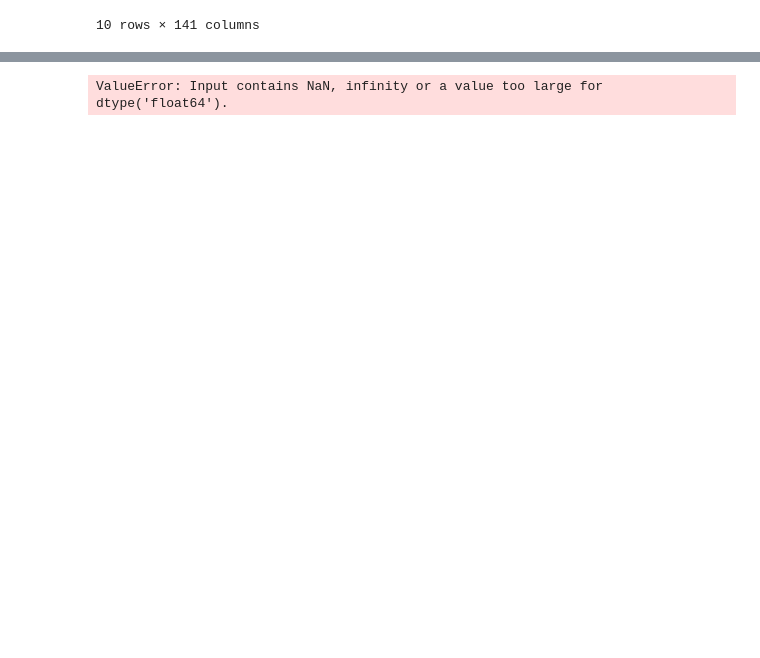
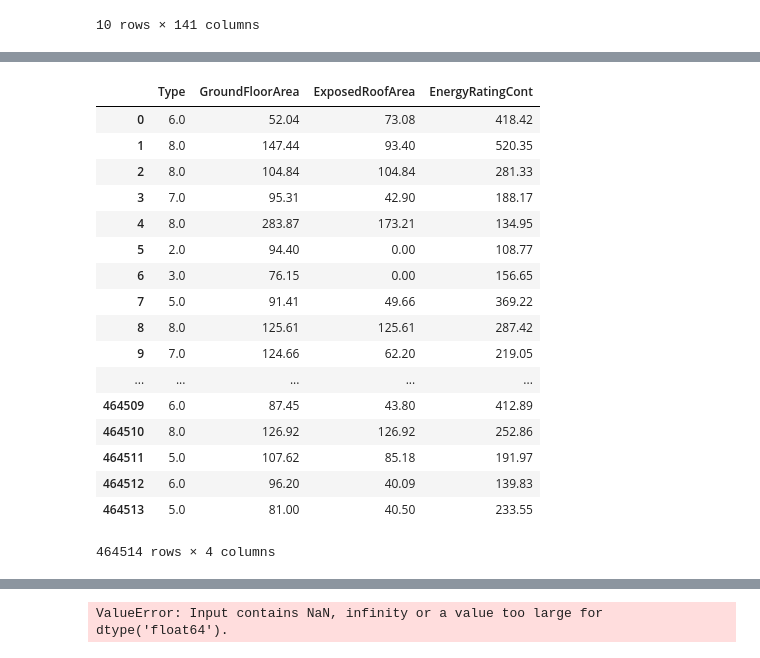
Before and after one commit to dmateusp/AIBDataHackITT, a Jupyter notebook: AIB Data Hack.ipynb, the cells around one changed output, grey strips where cells are left out. Cells and saved outputs as stored; diff of their text form; code cells hidden in the pictures; blank space fills up the shorter version.

```diff
--- a/AIB Data Hack.ipynb
+++ b/AIB Data Hack.ipynb
@@ -111 +134,22 @@ test.head(10)
+# %%
+usableData= usableData.apply(lambda x: x.fillna(x.median()),axis=0)
+# %% [output]
+|  | Type | GroundFloorArea | ExposedRoofArea | EnergyRatingCont |
+| 0 | 6.0 | 52.04 | 73.08 | 418.42 |
+| 1 | 8.0 | 147.44 | 93.40 | 520.35 |
+| 2 | 8.0 | 104.84 | 104.84 | 281.33 |
+| 3 | 7.0 | 95.31 | 42.90 | 188.17 |
+| 4 | 8.0 | 283.87 | 173.21 | 134.95 |
+| 5 | 2.0 | 94.40 | 0.00 | 108.77 |
+| 6 | 3.0 | 76.15 | 0.00 | 156.65 |
+| 7 | 5.0 | 91.41 | 49.66 | 369.22 |
+| 8 | 8.0 | 125.61 | 125.61 | 287.42 |
+| 9 | 7.0 | 124.66 | 62.20 | 219.05 |
+| ... | ... | ... | ... | ... |
+| 464509 | 6.0 | 87.45 | 43.80 | 412.89 |
+| 464510 | 8.0 | 126.92 | 126.92 | 252.86 |
+| 464511 | 5.0 | 107.62 | 85.18 | 191.97 |
+| 464512 | 6.0 | 96.20 | 40.09 | 139.83 |
+| 464513 | 5.0 | 81.00 | 40.50 | 233.55 |
+464514 rows × 4 columns
 # %%
```
Also changed, not shown: parts of 8 cells of this notebook.
